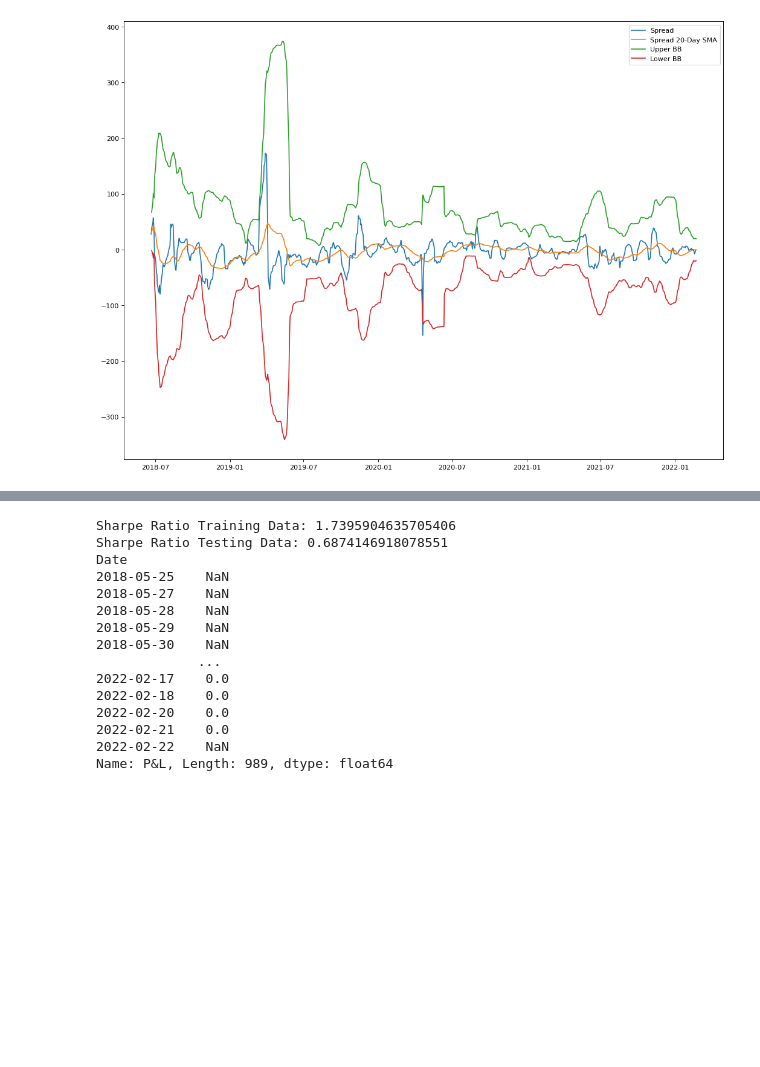
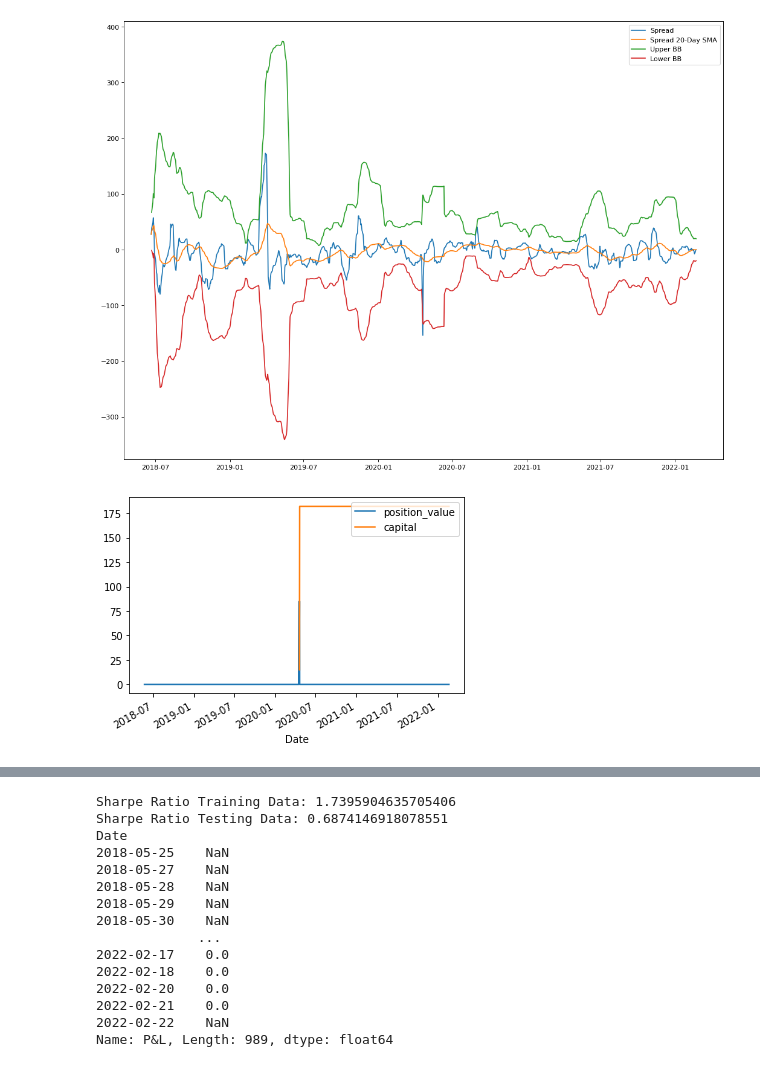
Before and after one commit to ablertcedarian/AoC2021, a Jupyter notebook: WTI_HOJ_Pairs_Trading.ipynb, the cells around one changed output, grey strips where cells are left out. Saved outputs shown, nothing was run; the diff lists cells and outputs as text; code cells hidden in the pictures; blank space fills up the shorter version.

```diff
--- a/WTI_HOJ_Pairs_Trading.ipynb
+++ b/WTI_HOJ_Pairs_Trading.ipynb
@@ -232,3 +198,10 @@ mp.legend(loc="upper right")
 # %% [output]
 <matplotlib.legend.Legend at 0x...>
 [figure]
+# %%
+test_df['position_value'].plot()
+test_df['capital'].plot(label='capital')
+mp.legend(loc='upper right')
+mp.show()
+# %% [output]
+[figure, added]
```
Also changed, not shown: parts of 3 cells of this notebook.
